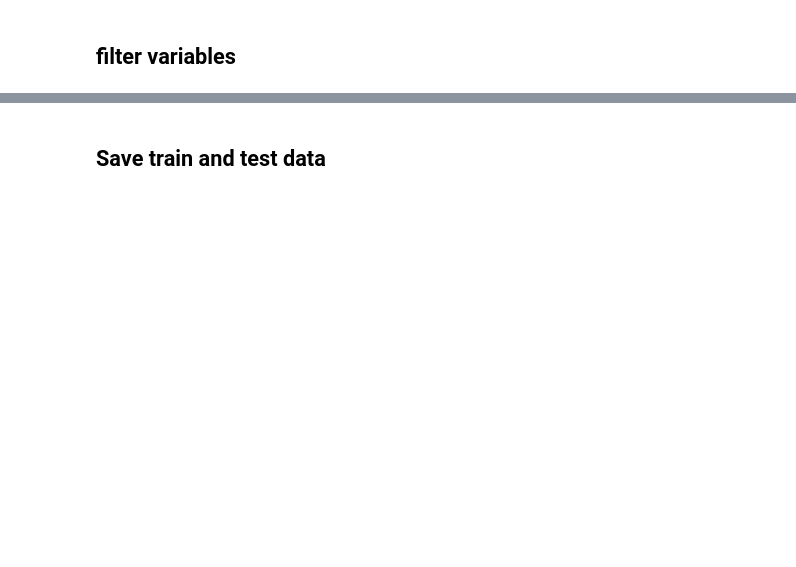
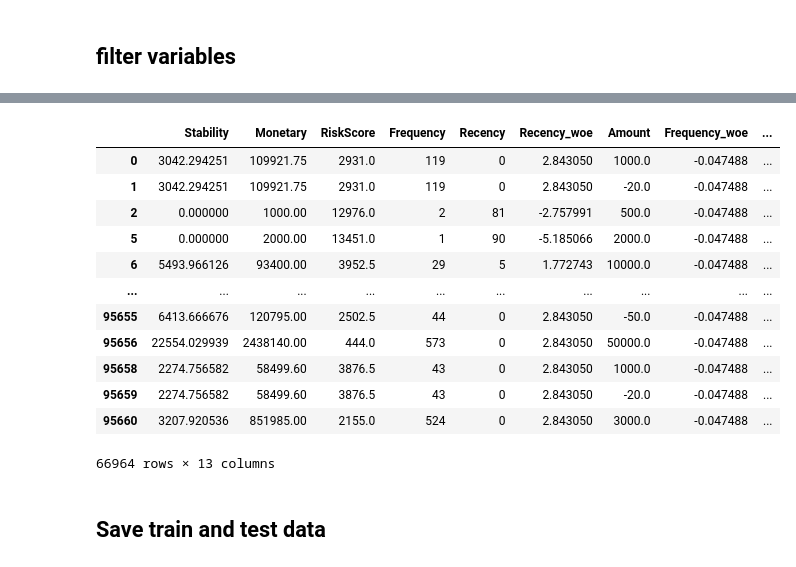
Before and after one commit to wolderufael/Credit-Scoring-Model-for-eCommerce-Platform, a Jupyter notebook: notebook/default_estimator.ipynb, the cells around one changed output, grey strips where cells are left out. Drawn from its saved outputs; the diff is of its cells as text; code cells hidden in the pictures; blank space fills up the shorter version.

```diff
--- a/notebook/default_estimator.ipynb
+++ b/notebook/default_estimator.ipynb
@@ -260,3 +250,24 @@ filtered
+# %%
+# train_final=estimator.filter_variables(train_final)
+# test_final=estimator.filter_variables(test_final)
+
+train_final=estimator.filter_columns_by_info_value(train_final,info_values_df, threshold=0.02)
+test_final=estimator.filter_columns_by_info_value(test_final,info_values_df, threshold=0.02)
+train_final
+# %% [output]
+|  | Stability | Monetary | RiskScore | Frequency | Recency | Recency_woe | Amount | Frequency_woe | ... |
+| 0 | 3042.294251 | 109921.75 | 2931.0 | 119 | 0 | 2.843050 | 1000.0 | -0.047488 | ... |
+| 1 | 3042.294251 | 109921.75 | 2931.0 | 119 | 0 | 2.843050 | -20.0 | -0.047488 | ... |
+| 2 | 0.000000 | 1000.00 | 12976.0 | 2 | 81 | -2.757991 | 500.0 | -0.047488 | ... |
+| 5 | 0.000000 | 2000.00 | 13451.0 | 1 | 90 | -5.185066 | 2000.0 | -0.047488 | ... |
+| 6 | 5493.966126 | 93400.00 | 3952.5 | 29 | 5 | 1.772743 | 10000.0 | -0.047488 | ... |
+| ... | ... | ... | ... | ... | ... | ... | ... | ... | ... |
+| 95655 | 6413.666676 | 120795.00 | 2502.5 | 44 | 0 | 2.843050 | -50.0 | -0.047488 | ... |
+| 95656 | 22554.029939 | 2438140.00 | 444.0 | 573 | 0 | 2.843050 | 50000.0 | -0.047488 | ... |
+| 95658 | 2274.756582 | 58499.60 | 3876.5 | 43 | 0 | 2.843050 | 1000.0 | -0.047488 | ... |
+| 95659 | 2274.756582 | 58499.60 | 3876.5 | 43 | 0 | 2.843050 | -20.0 | -0.047488 | ... |
+| 95660 | 3207.920536 | 851985.00 | 2155.0 | 524 | 0 | 2.843050 | 3000.0 | -0.047488 | ... |
+66964 rows × 13 columns
 # %% [markdown]
 ## Save train and test data
 # %%
```
Also changed, not shown: parts of 20 cells of this notebook, 5 other files.
